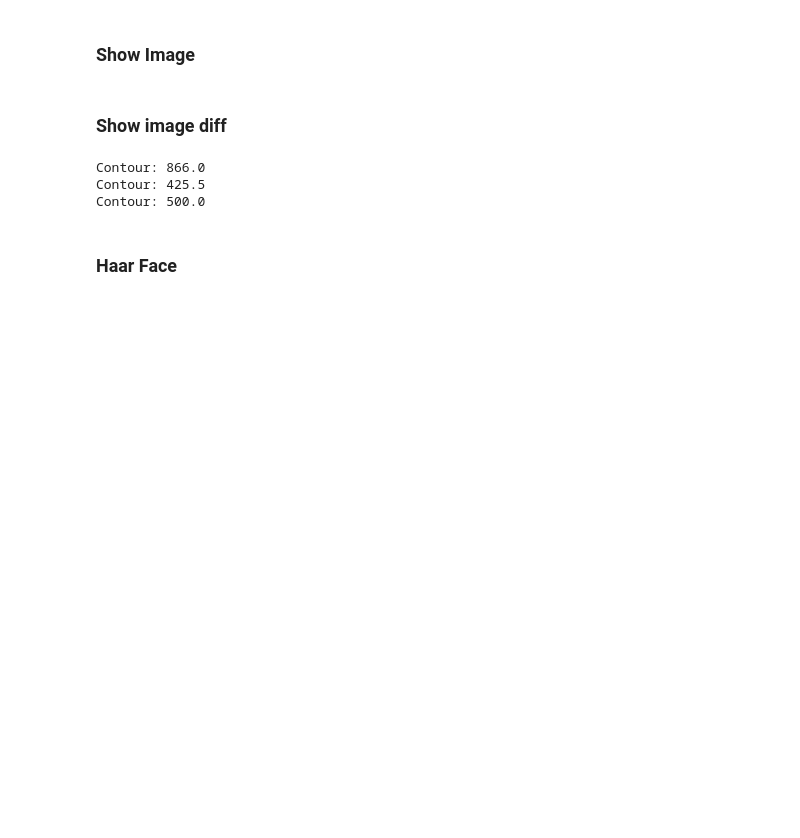
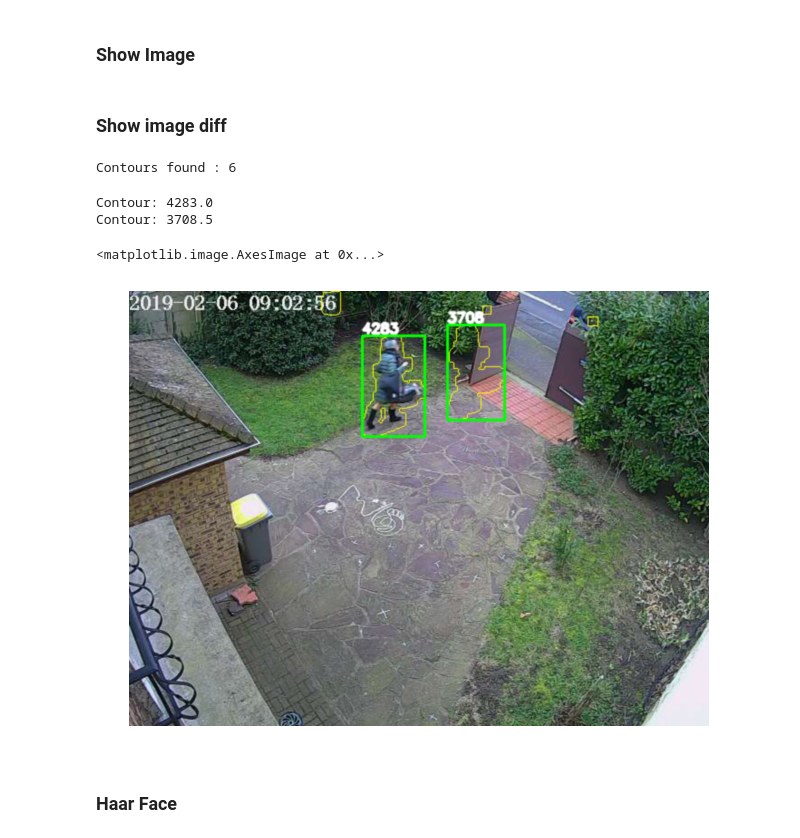
Before and after one commit to SergeyAnokhin/jupyter, a Jupyter notebook: opencv/shots_from_mail.ipynb, the cells around one changed output. Cells and saved outputs as stored; diff of their text form; code cells hidden in the pictures; blank space fills up the shorter version.

Commit message:
draw on image

```diff
--- a/opencv/shots_from_mail.ipynb
+++ b/opencv/shots_from_mail.ipynb
@@ -27,29 +30,43 @@ cv2.destroyAllWindows()
 # %%
 diff = cv2.absdiff(img2, img3)
 blur = cv2.GaussianBlur(diff, (5,5), 0)
+# %%
+%matplotlib inline
+#%pylab inline
+#pylab.rcParams['figure.figsize'] = (15, 8)
+
+ret, th = cv2.threshold(blur, 40, 255, cv2.THRESH_BINARY)
+dilated = cv2.dilate(th, np.ones((10, 10), np.uint8))
+img, cnts, h = cv2.findContours(dilated, cv2.RETR_TREE, cv2.CHAIN_APPROX_SIMPLE)
+cnts = sorted(cnts, key=lambda cnt: cv2.contourArea(cnt), reverse=True)
+img = img2_color.copy()
+cv2.drawContours(img, cnts, -1, (0,255,255), 1)
+print('Contours found : {}'.format(len(cnts)))
+# %% [output]
+Contours found : 6
 # %%
-ret, th = cv2.threshold(blur, 40, 255, cv2.THRESH_BINARY)
-dilated = cv2.dilate(th, np.ones((10, 10), np.uint8))
-img, cnts, h = cv2.findContours(dilated, cv2.RETR_TREE, cv2.CHAIN_APPROX_SIMPLE)
-img = img2_color.copy()
-cv2.drawContours(img, cnts, -1, (0,255,0), 2)
-
-for c in cnts:
+for c in cnts[0:2]:
     area = cv2.contourArea(c)
-    if cv2.contourArea(c) < 100:
-        continue
+    #if cv2.contourArea(c) < 100:
+    #    continue
     print('Contour: {}'.format(area))
 
     (x, y, w, h) = cv2.boundingRect(c)
     cv2.rectangle(img, (x, y), (x + w, y + h), (0, 255, 0), 2)
+    cv2.putText(img,str(int(area)),(x,y-3), cv2.FONT_HERSHEY_SIMPLEX, 0.5,(255,255,255),2,cv2.LINE_AA)
 
-cv2.imshow('Diff', img)
-cv2.waitKey(0)
-cv2.destroyAllWindows()
+#imshow(img, cmap='rgb', aspect='equal')
+plt.figure(figsize=(12, 8))
+plt.axis("off")
+plt.imshow(cv2.cvtColor(img, cv2.COLOR_BGR2RGB), interpolation="bicubic")
+#cv2.imshow('Diff', img)
+#cv2.waitKey(0)
+#cv2.destroyAllWindows()
 # %% [output]
-Contour: 866.0
-Contour: 425.5
-Contour: 500.0
+Contour: 4283.0
+Contour: 3708.5
+<matplotlib.image.AxesImage at 0x...>
+[figure, added]
 # %% [markdown]
 ### Haar Face
 # %%
```
Also changed, not shown: parts of 1 cell of this notebook.
